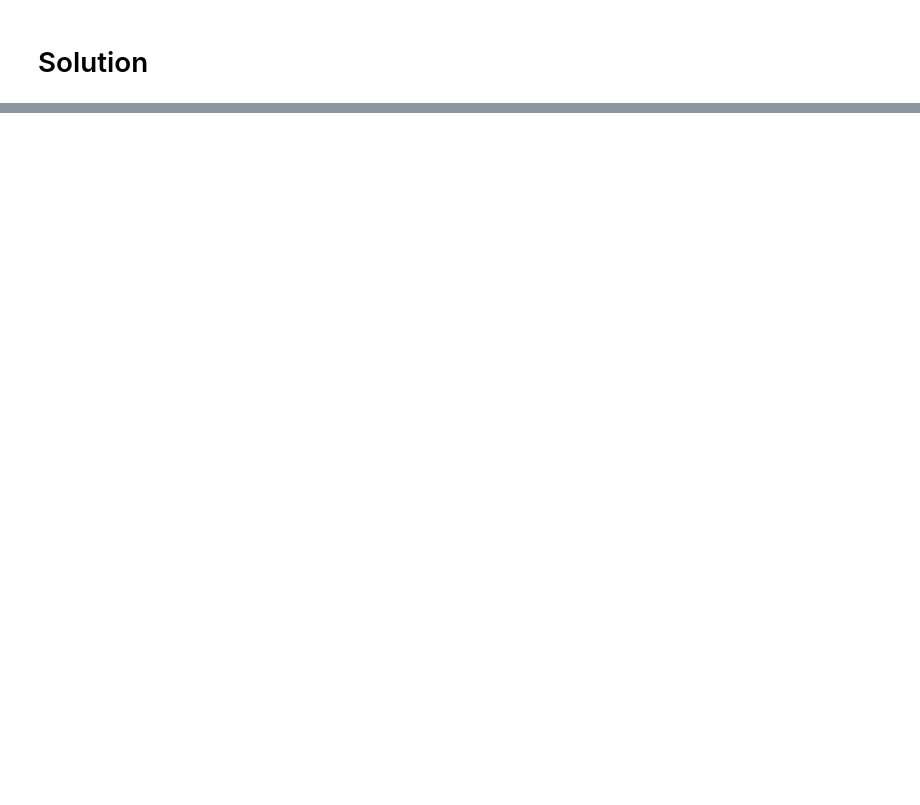
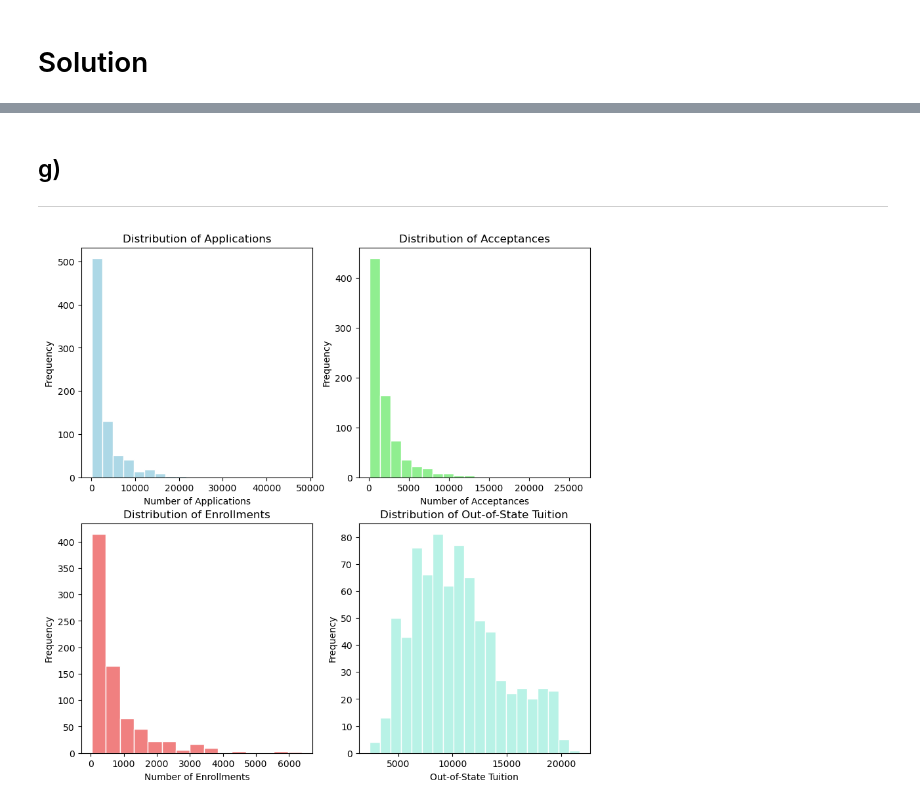
Before and after one commit to PeterTveita/BAN404, a Jupyter notebook: Foreleser/01/ex28_solution.ipynb, the cells around one changed output, grey strips where cells are left out. Cells and saved outputs as stored; diff of their text form; code cells hidden in the pictures; blank space fills up the shorter version.

```diff
--- a/Foreleser/01/ex28_solution.ipynb
+++ b/Foreleser/01/ex28_solution.ipynb
@@ -19,0 +125,30 @@ college.describe()
+# %% [markdown]
+## g)
+***
+# %%
+#Subplots for quantitav variables
+fig, ax = plt.subplots(2, 2, figsize=(10, 10))
+
+ax[0, 0].hist(college['Apps'], bins = 20, color = 'lightblue', edgecolor = 'white')
+ax[0, 0].set_title('Distribution of Applications')
+ax[0, 0].set_xlabel('Number of Applications')
+ax[0, 0].set_ylabel('Frequency')
+
+ax[0, 1].hist(college['Accept'], bins = 20, color = 'lightgreen', edgecolor = 'white')
+ax[0, 1].set_title('Distribution of Acceptances')
+ax[0, 1].set_xlabel('Number of Acceptances')
+ax[0, 1].set_ylabel('Frequency')
+
+ax[1, 0].hist(college['Enroll'], bins = 15, color = 'lightcoral', edgecolor = 'white')
+ax[1, 0].set_title('Distribution of Enrollments')
+ax[1, 0].set_xlabel('Number of Enrollments')
+ax[1, 0].set_ylabel('Frequency')
+
+ax[1, 1].hist(college['Outstate'], bins = 20, color = '#B8F2E6', edgecolor = 'white')
+ax[1, 1].set_title('Distribution of Out-of-State Tuition')
+ax[1, 1].set_xlabel('Out-of-State Tuition')
+ax[1, 1].set_ylabel('Frequency')
+
+plt.show()
+# %% [output]
+[figure, added]
```
Also changed, not shown: parts of 17 cells of this notebook, 4 other files.
